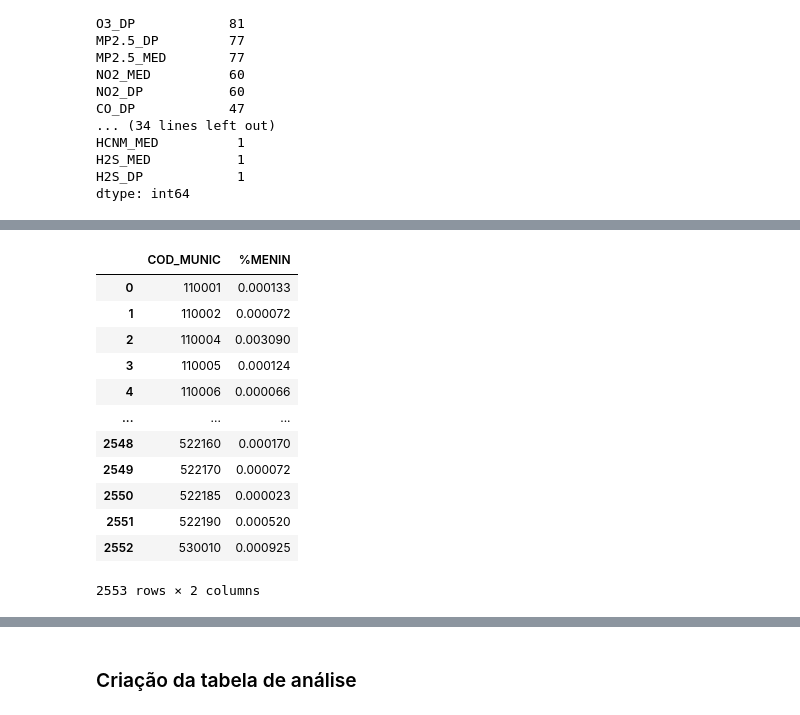
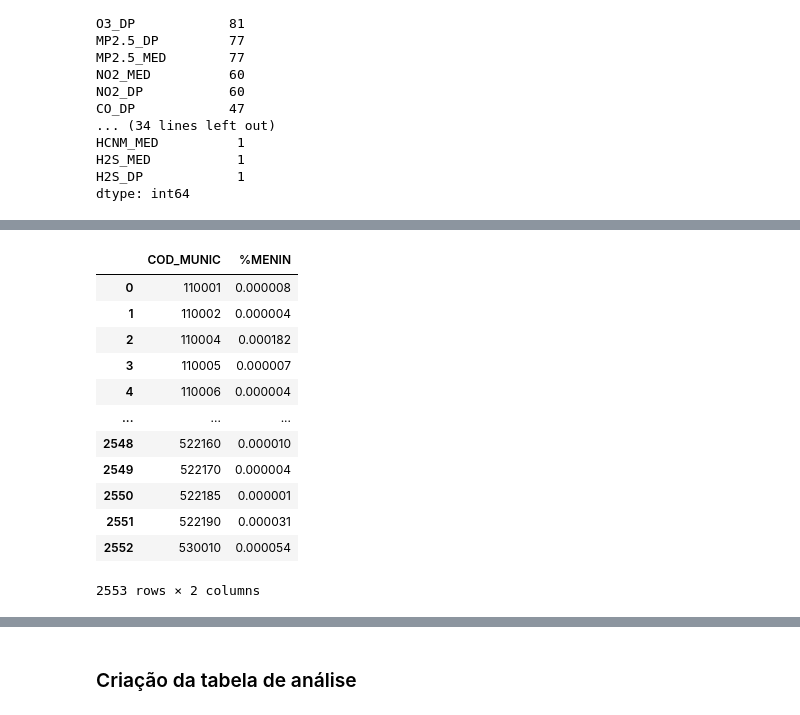
Before and after one commit to GiorussoP/TP2-BD-UFMG, a Jupyter notebook: AnalisesParciais/analise2.ipynb, the cells around one changed output, grey strips where cells are left out. Drawn from its saved outputs; the diff is of its cells as text; code cells hidden in the pictures.

```diff
--- a/analise2.ipynb
+++ b/AnalisesParciais/analise2.ipynb
@@ -89,13 +89,3 @@ Foi feita a conferência dos dados antes do carregamento, mas por via das dúvid
-# %%
-asma =          asma.drop_duplicates()
-estacoes =      estacoes.drop_duplicates()
-influenza =     influenza.drop_duplicates()
-municipios =    municipios.drop_duplicates()
-intoxicacoes =  intoxicacoes.drop_duplicates()
-pneumo =        pneumo.drop_duplicates()
-populacao =     populacao.drop_duplicates()
-meningite =     meningite.drop_duplicates()
-qualidade_ar =  qualidade_ar.drop_duplicates()
 # %% [markdown]
 ### A tabela de qualidade do ar:
 A tabela de qualidade do ar foi completamente reorganizada:
@@ -188,23 +178,23 @@ inc_influenza
 1309 rows × 2 columns
 # %%
 aux = pd.merge(populacao,meningite)
-aux['%MENIN'] = aux['NOTIFICACOES'] / aux['POP']
+aux['%MENIN'] = (aux['NOTIFICACOES']/17) / aux['POP']
 inc_meningite = aux[['COD_MUNIC','%MENIN']]
 
 inc_meningite
 # %% [output]
 |  | COD_MUNIC | %MENIN |
-| 0 | 110001 | 0.000133 |
-| 1 | 110002 | 0.000072 |
-| 2 | 110004 | 0.003090 |
-| 3 | 110005 | 0.000124 |
-| 4 | 110006 | 0.000066 |
+| 0 | 110001 | 0.000008 |
+| 1 | 110002 | 0.000004 |
+| 2 | 110004 | 0.000182 |
+| 3 | 110005 | 0.000007 |
+| 4 | 110006 | 0.000004 |
 | ... | ... | ... |
-| 2548 | 522160 | 0.000170 |
-| 2549 | 522170 | 0.000072 |
-| 2550 | 522185 | 0.000023 |
-| 2551 | 522190 | 0.000520 |
-| 2552 | 530010 | 0.000925 |
+| 2548 | 522160 | 0.000010 |
+| 2549 | 522170 | 0.000004 |
+| 2550 | 522185 | 0.000001 |
+| 2551 | 522190 | 0.000031 |
+| 2552 | 530010 | 0.000054 |
 2553 rows × 2 columns
 # %%
 aux = pd.merge(populacao,pneumo)
```
Also changed, not shown: parts of 10 cells of this notebook, 17 other files.
